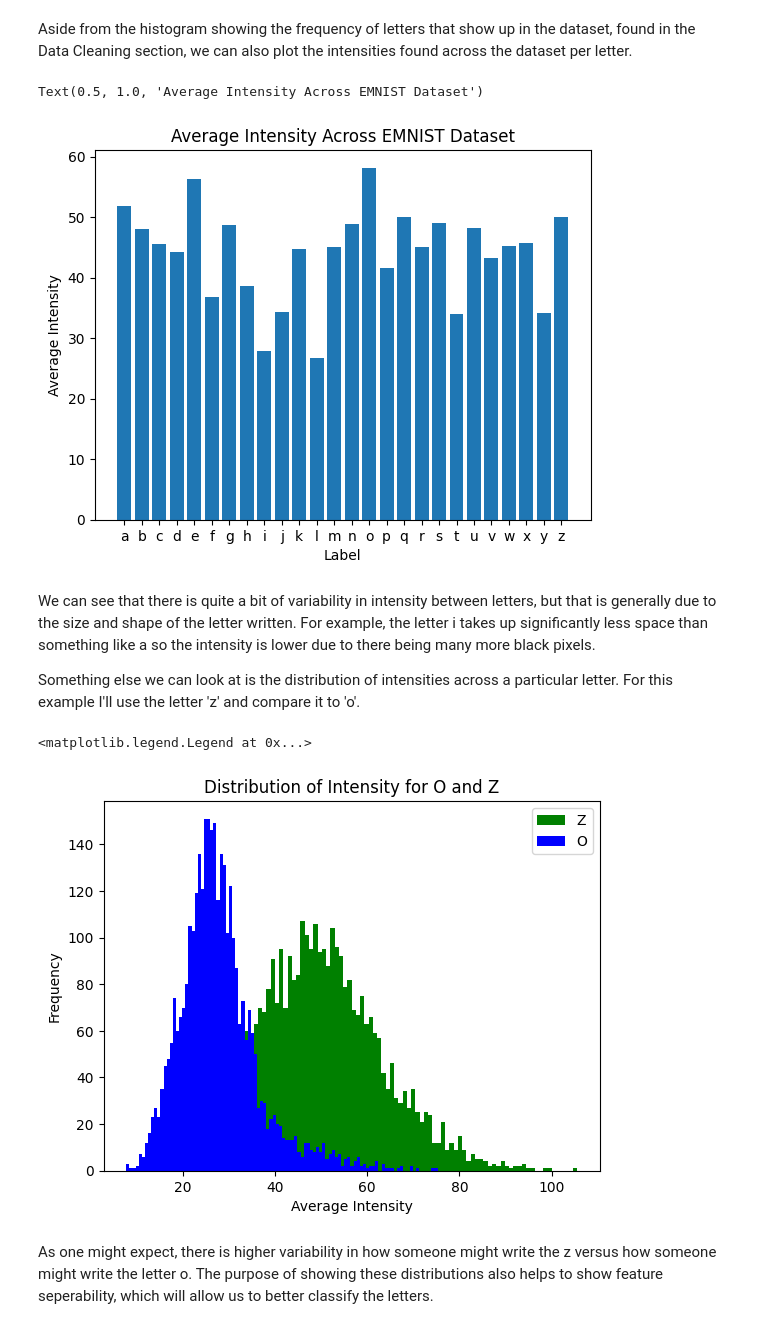
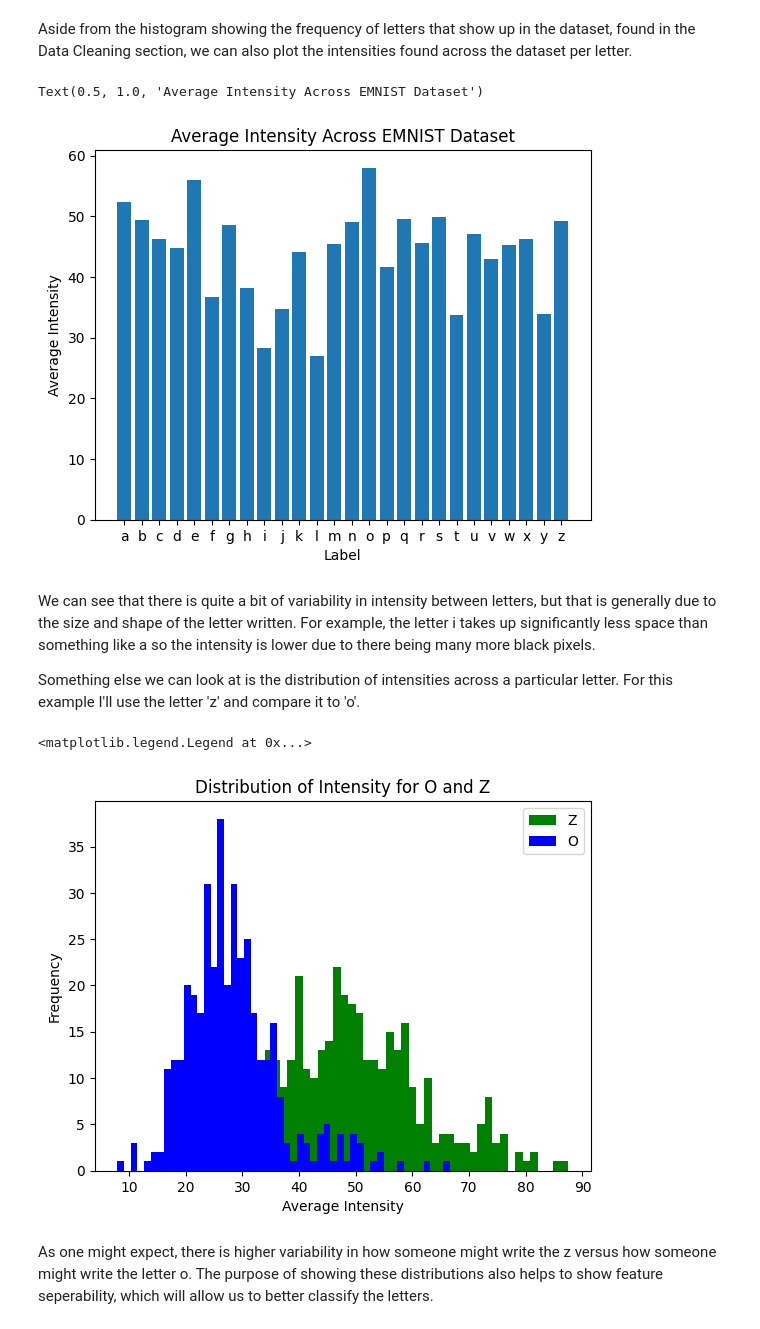
Before and after one commit to cameronwood7/EMNIST_Supervised, a Jupyter notebook: FinalProject.ipynb, the cells around one changed output. Cells and saved outputs as stored; diff of their text form; code cells hidden in the pictures.

```diff
--- a/FinalProject.ipynb
+++ b/FinalProject.ipynb
@@ -49,7 +58,7 @@ ModuleNotFoundError: No module named 'sklearn'
 And then we can load in the data and check out what we're working with. We'll want to take note that the test dataset does not contain all of the letters in the alphabet, so we will just be using the training dataset and splitting it.
 # %%
 # Loading in the Dataset
-data = pd.read_csv('eminst\emnist-letters-train.csv')
+data = pd.read_csv('emnist-letters-train.csv')
 # %%
 # Showing Data header
 data.head()
@@ -68,6 +77,10 @@ We also notice that the labels are listed as integers 1-26 representing the enti
 # %%
 #Renaming Labels Column
 data = data.rename({'23':'labels'}, axis='columns')
+
+# To Save on Compute we'll reduce the data to the first 10,000 images
+
+data = data[:10000]
 
 # We'll also want to rename all the pixel columns to be representative of that
 
@@ -205,7 +218,7 @@ plt.ylabel('Average Intensity')
 plt.title('Average Intensity Across EMNIST Dataset')
 # %% [output]
 Text(0.5, 1.0, 'Average Intensity Across EMNIST Dataset')
-[figure, old version]
+[figure, new version]
 # %% [markdown]
 We can see that there is quite a bit of variability in intensity between letters, but that is generally due to the size and shape of the letter written. For example, the letter i takes up significantly less space than something like a so the intensity is lower due to there being many more black pixels. </br>
 
@@ -213,26 +226,26 @@ Something else we can look at is the distribution of intensities across a partic
 # %%
 # Initialize Arrays
 avg_intensity_z = []
 avg_intensity_o = []
 
 # Loop through the length and X and pick out any intensities that are Z or O
 for i in range(len(X)):
     if y[i] == 26:
         avg_intensity_z.append(np.mean(X[i]))
 
     if y[i] == 9:
         avg_intensity_o.append(np.mean(X[i]))
 
 # Plot the distribution of intensities
-plt.hist(avg_intensity_z, bins=100, color='green', label='Z')
-plt.hist(avg_intensity_o, bins=100, color='blue', label='O')
+plt.hist(avg_intensity_z, bins=50, color='green', label='Z')
+plt.hist(avg_intensity_o, bins=50, color='blue', label='O')
 plt.xlabel('Average Intensity')
 plt.ylabel('Frequency')
 plt.title('Distribution of Intensity for O and Z')
 plt.legend()
 # %% [output]
 <matplotlib.legend.Legend at 0x...>
-[figure, old version]
+[figure, new version]
 # %% [markdown]
 As one might expect, there is higher variability in how someone might write the z versus how someone might write the letter o. The purpose of showing these distributions also helps to show feature seperability, which will allow us to better classify the letters.
 # %% [markdown]
```
Also changed, not shown: parts of 27 cells of this notebook.
